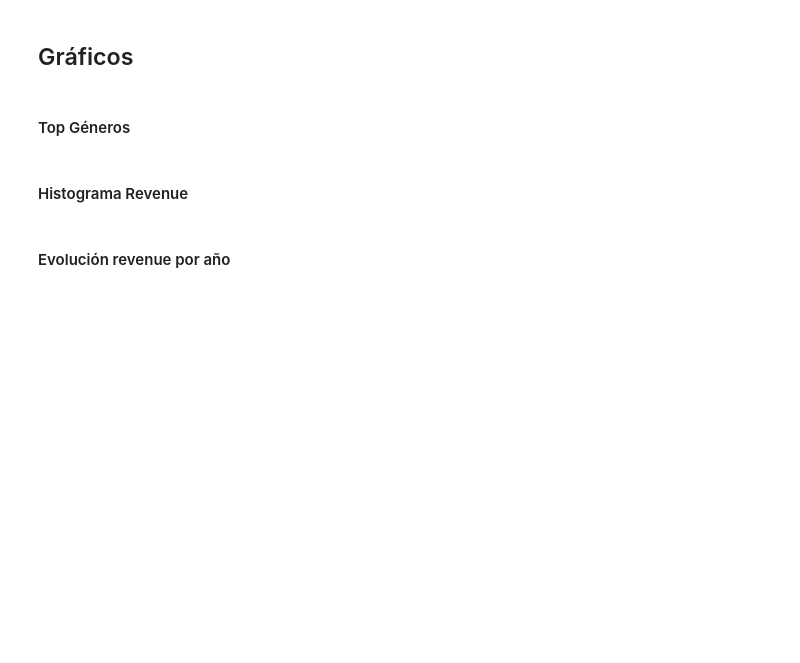
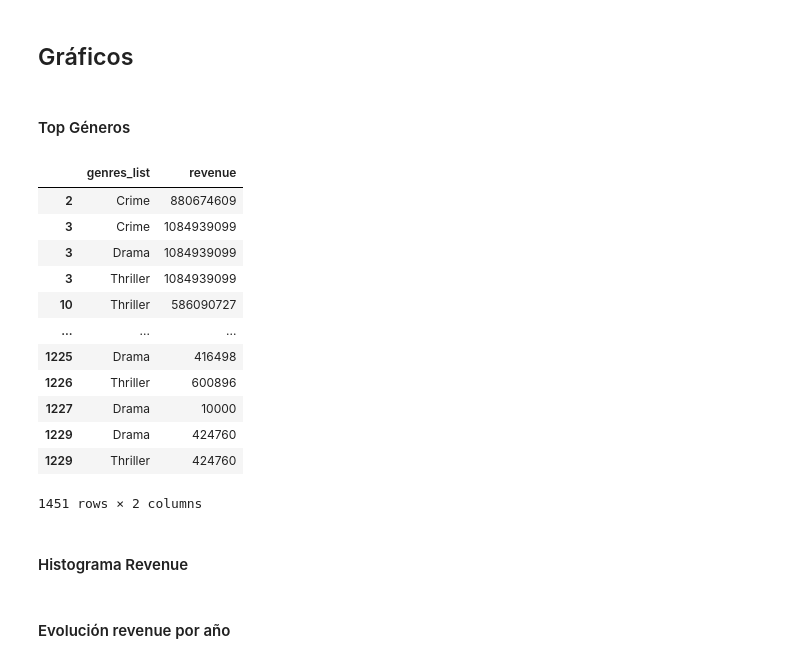
Before and after one commit to fernandoperezalba/PracticaVisualizacion, a Jupyter notebook: notebooks/EDA.ipynb, the cells around one changed output. Saved outputs shown, nothing was run; the diff lists cells and outputs as text; code cells hidden in the pictures; blank space fills up the shorter version.

```diff
--- a/notebooks/EDA.ipynb
+++ b/notebooks/EDA.ipynb
@@ -14,7 +14,7 @@ https://www.kaggle.com/datasets/utkarshx27/movies-dataset?resource=download
 # %% [markdown]
 #### Lectura
 # %%
-df = pd.read_csv('../data/movie_dataset.csv', index_col='index')
+df = pd.read_csv('../data/raw/movie_dataset.csv', index_col='index')
 df.head()
 # %% [output]
 |  | budget | genres | homepage | id | keywords | original_language | original_title | overview | ... |
@@ -201,3 +207,49 @@ fig.update_layout(
 
 # Mostrar el gráfico
 fig.show()
+# %%
+df = df_plots.copy()
+
+df["genres_list"] = df["genres"].str.split()
+
+# Desplegar las filas para cada género con su respectivo revenue
+genre_avg_revenue = (
+    df.explode("genres_list")[["genres_list", "revenue"]].groupby("genres_list")["revenue"].mean().reset_index()
+).sort_values(by="revenue", ascending=True)
+top_10_genres = genre_avg_revenue.tail(10)
+
+# Paso 6: Separar en dos listas para poder usarlas en un gráfico o análisis posterior
+genres, avg_revenue = top_10_genres["genres_list"], top_10_genres["revenue"]
+
+# Crear el gráfico de barras con plotly.graph_objects
+fig = go.Figure()
+
+fig.add_trace(go.Bar(y=genres, x=avg_revenue, marker=dict(color="skyblue"), orientation="h"))
+
+# Personalizar el gráfico
+fig.update_layout(
+    title="Top 10 Géneros de Películas",
+    yaxis_title="Género",
+    xaxis_title="Recaudación Media",
+    width=800,
+    plot_bgcolor="#F3F6FF",
+    paper_bgcolor="#F3F6FF",
+    font=dict(size=8),
+    margin=dict(l=0, r=0, b=0, t=25, pad=4),
+)
+# %%
+top_10_genres
+# %% [output]
+|  | genres_list | revenue |
+| 2 | Crime | 880674609 |
+| 3 | Crime | 1084939099 |
+| 3 | Drama | 1084939099 |
+| 3 | Thriller | 1084939099 |
+| 10 | Thriller | 586090727 |
+| ... | ... | ... |
+| 1225 | Drama | 416498 |
+| 1226 | Thriller | 600896 |
+| 1227 | Drama | 10000 |
+| 1229 | Drama | 424760 |
+| 1229 | Thriller | 424760 |
+1451 rows × 2 columns
```
Also changed, not shown: parts of 22 cells of this notebook, 1 other file.
